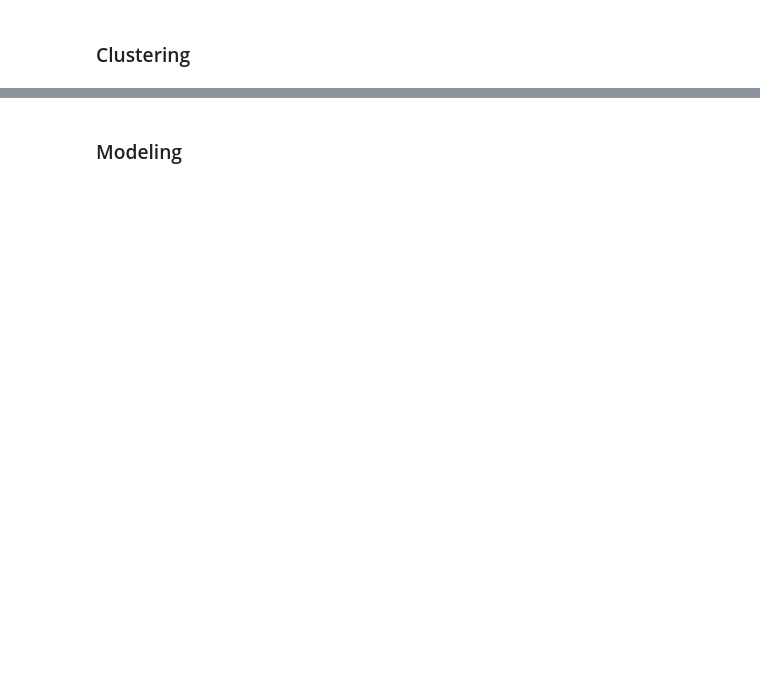
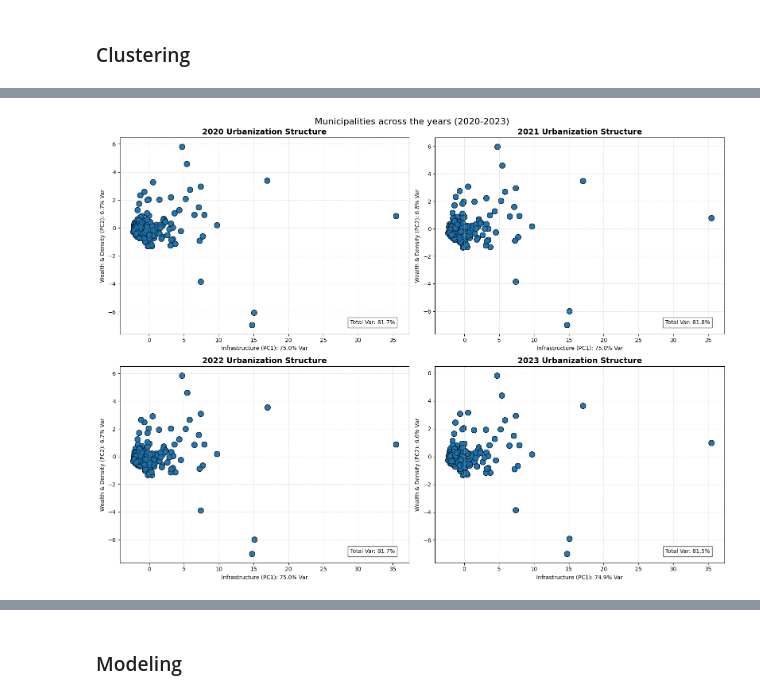
Before and after one commit to Shushunya/FCD-housing-prices, a Jupyter notebook: code/main.ipynb, the cells around one changed output, grey strips where cells are left out. Saved outputs shown, nothing was run; the diff lists cells and outputs as text; code cells hidden in the pictures; blank space fills up the shorter version.

```diff
--- a/code/main.ipynb
+++ b/code/main.ipynb
@@ -95,0 +126,53 @@ The initial assumptions from the beginning and after the initial EDA (`01_eda.ip
+# %%
+EXP_KEY = "urban"
+config = CLUSTERING_CONFIGS[EXP_KEY]
+
+loader = DataLoader(MASTER_DF_FILE)
+
+fig, axes = plt.subplots(2, 2, figsize=(16, 12))
+axes = axes.flatten()  # Flatten to make indexing (0, 1, 2, 3) easier
+
+for i, year in enumerate(YEARS):
+    ax = axes[i]
+
+    try:
+        df_year = loader.get_data_for_year(year, features=config["features"])
+
+        if df_year.empty:
+            ax.text(0.5, 0.5, f"No Data for {year}", ha='center', fontsize=14)
+            continue
+
+        analyzer = UrbanizationPCA(n_components=2)
+        pca_tmp_df = analyzer.run_pca(df_year)
+        stats = analyzer.get_variance_stats()
+
+        sns.scatterplot(
+            x='PC1',
+            y='PC2',
+            data=pca_tmp_df,
+            ax=ax,
+            s=100,
+            alpha=0.7,
+            edgecolor='k',
+            legend=False
+        )
+
+        ax.set_title(f"{year} Urbanization Structure", fontsize=14, weight='bold')
+        ax.set_xlabel(f"Infrastructure (PC1): {stats['pc1_var']:.1f}% Var")
+        ax.set_ylabel(f"Wealth & Density (PC2): {stats['pc2_var']:.1f}% Var")
+        ax.grid(True, linestyle="--", alpha=0.4)
+
+        # Add total variance annotation
+        ax.text(0.95, 0.05, f"Total Var: {stats['total_var']:.1f}%",
+                transform=ax.transAxes, ha='right', fontsize=10,
+                bbox=dict(facecolor='white', alpha=0.8))
+
+    except Exception as e:
+        ax.text(0.5, 0.5, f"Error: {str(e)}", ha='center', color='red')
+
+fig.suptitle("Municipalities across the years (2020-2023)", fontsize=16)
+
+plt.tight_layout()
+plt.show()
+# %% [output]
+[figure, added]
```
Also changed, not shown: parts of 12 cells of this notebook.
